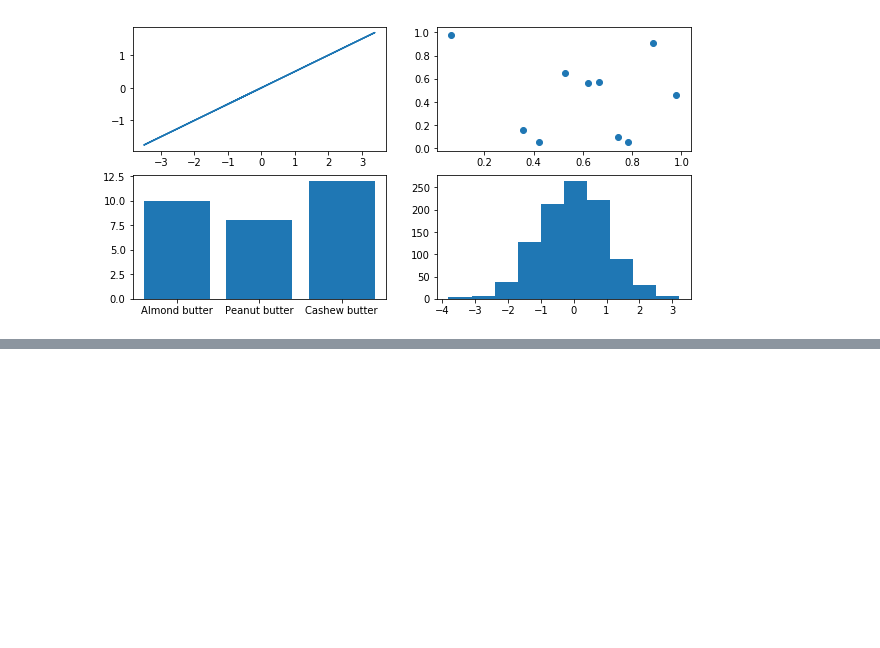
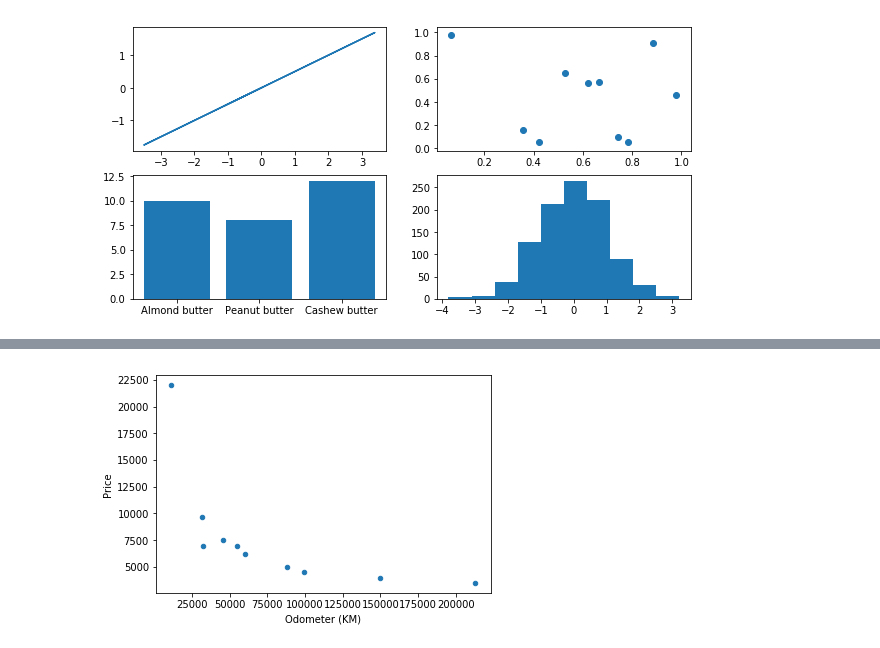
Before and after one commit to aryatomarAI/Machine-learning-and-data-science, a Jupyter notebook: Matplotlib/Introduction-to-matplotlib.ipynb, the cells around one changed output, grey strips where cells are left out. Saved outputs shown, nothing was run; the diff lists cells and outputs as text; code cells hidden in the pictures; blank space fills up the shorter version.

```diff
--- a/Matplotlib/Introduction-to-matplotlib.ipynb
+++ b/Matplotlib/Introduction-to-matplotlib.ipynb
@@ -201,0 +281,7 @@ ax[1,1].hist(np.random.randn(1000));
+# %%
+# Changing 'Price' Data type to int as currently it is of string type
+car_sales["Price"]=car_sales["Price"].astype(int)
+
+car_sales.plot(x='Odometer (KM)',y="Price",kind="scatter");
+# %% [output]
+[figure, added]
```
Also changed, not shown: parts of 12 cells of this notebook, 1 other file.
